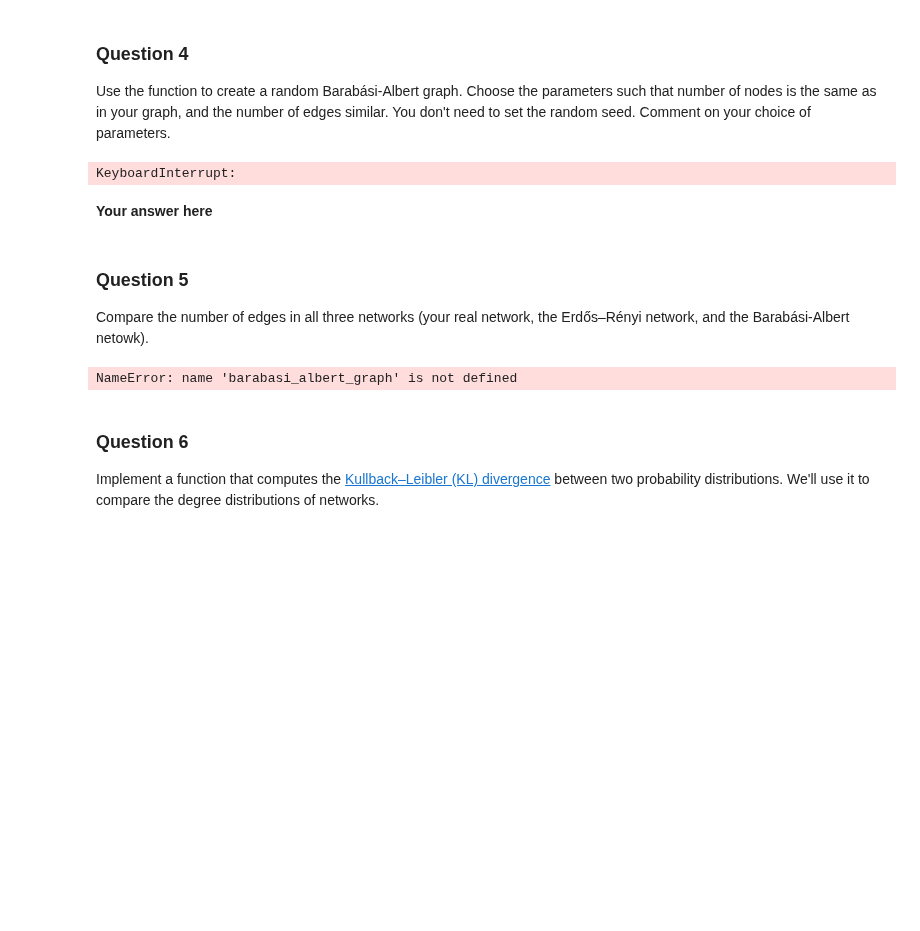
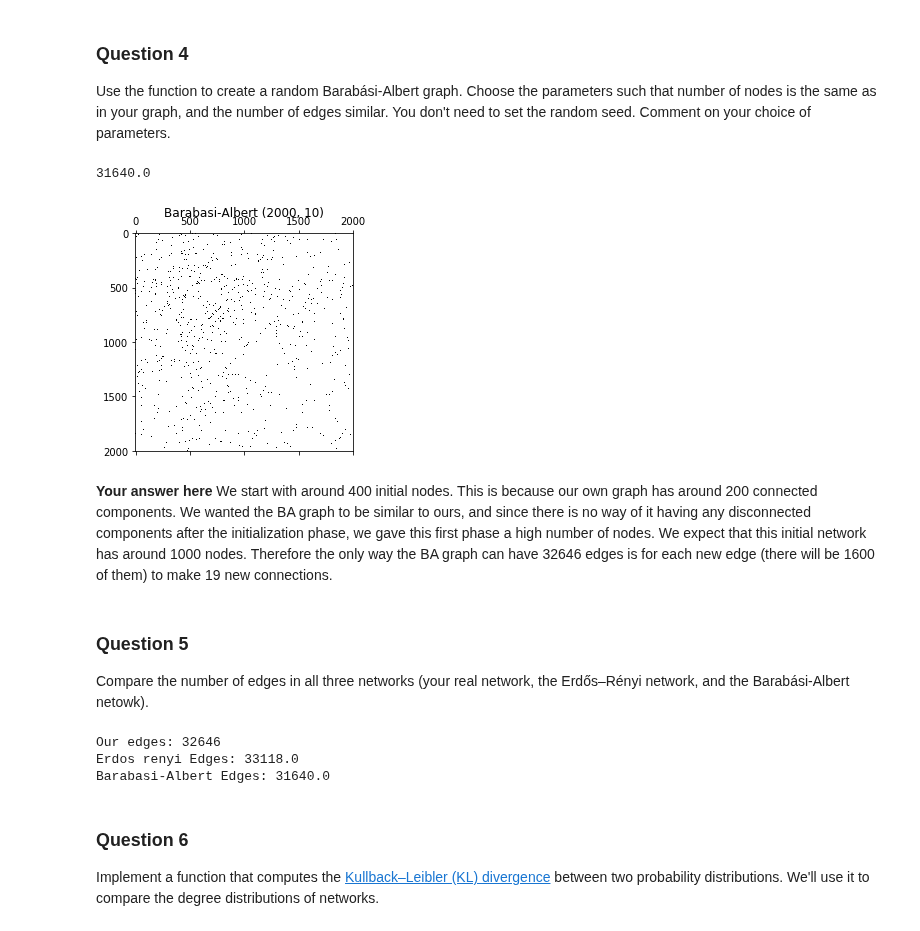
Before and after one commit to senakicir/ntds_project, a Jupyter notebook: 2_network_models.ipynb, the cells around one changed output. Drawn from its saved outputs; the diff is of its cells as text; code cells hidden in the pictures; blank space fills up the shorter version.

```diff
--- a/2_network_models.ipynb
+++ b/2_network_models.ipynb
@@ -190,15 +190,17 @@ Text(0.5, 1.05, 'Barabasi-Albert (10, 2)')
 
 Use the function to create a random Barabási-Albert graph. Choose the parameters such that number of nodes is the same as in your graph, and the number of edges similar. You don't need to set the random seed. Comment on your choice of parameters.
 # %%
-barabasi_albert_graph = barabasi_albert(2000, 18, 400, 41)
+barabasi_albert_graph = barabasi_albert(2000, 19, 400, 41)
 plt.spy(barabasi_albert_graph)
 plt.title('Barabasi-Albert (2000, 10)')
 n_edges_barabasi_albert = np.sum(barabasi_albert_graph)/2
 print(n_edges_barabasi_albert)
 # %% [output]
-KeyboardInterrupt:
+31640.0
+[figure, added]
-# %% [markdown]
-**Your answer here**
+# %% [markdown]
+**Your answer here**
+We start with around 400 initial nodes. This is because our own graph has around 200 connected components. We wanted the BA graph to be similar to ours, and since there is no way of it having any disconnected components after the initialization phase, we gave this first phase a high number of nodes. We expect that this initial network has around 1000 nodes. Therefore the only way the BA graph can have 32646 edges is for each new edge (there will be 1600 of them) to make 19 new connections.
 # %% [markdown]
 ### Question 5
 
@@ -215,7 +217,9 @@ print("Barabasi-Albert Edges:", n_edges_barabasi_albert)
 
 #They are all similar!
 # %% [output]
-NameError: name 'barabasi_albert_graph' is not defined
+Our edges: 32646
+Erdos renyi Edges: 33118.0
+Barabasi-Albert Edges: 31640.0
 # %% [markdown]
 ### Question 6
 
```
Also changed, not shown: parts of 8 cells of this notebook.
